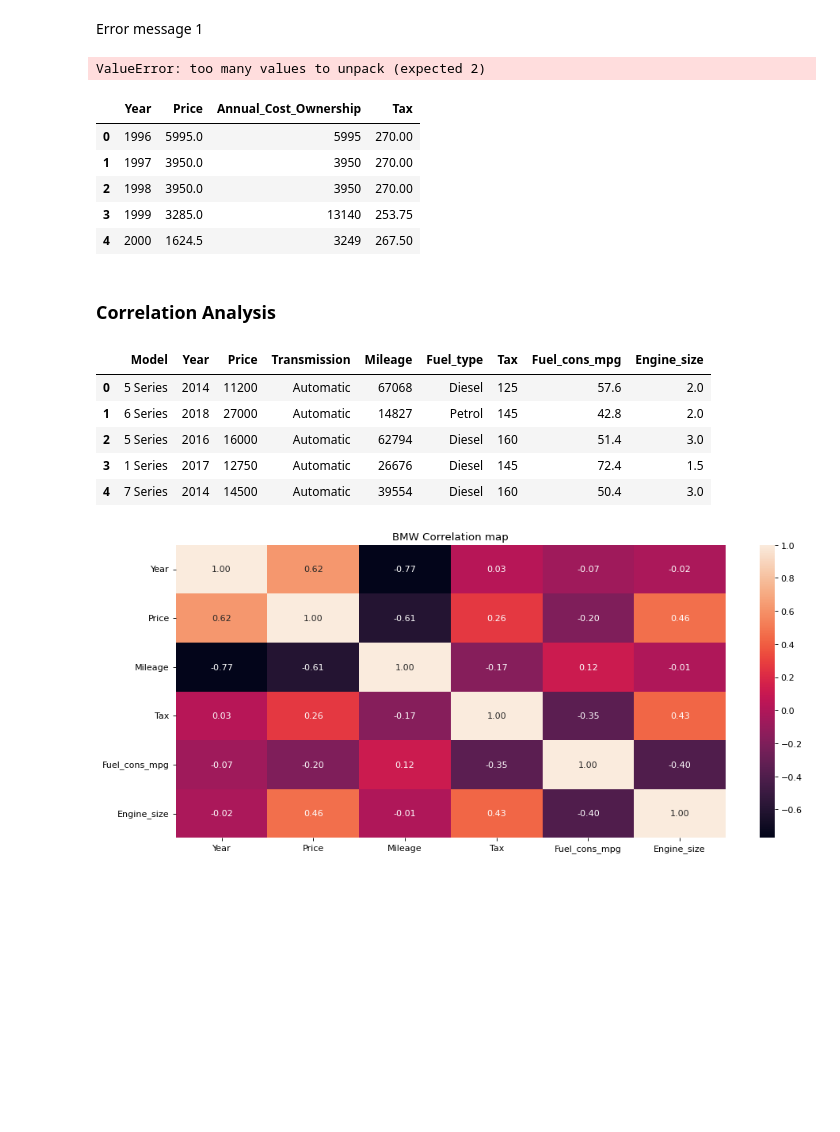
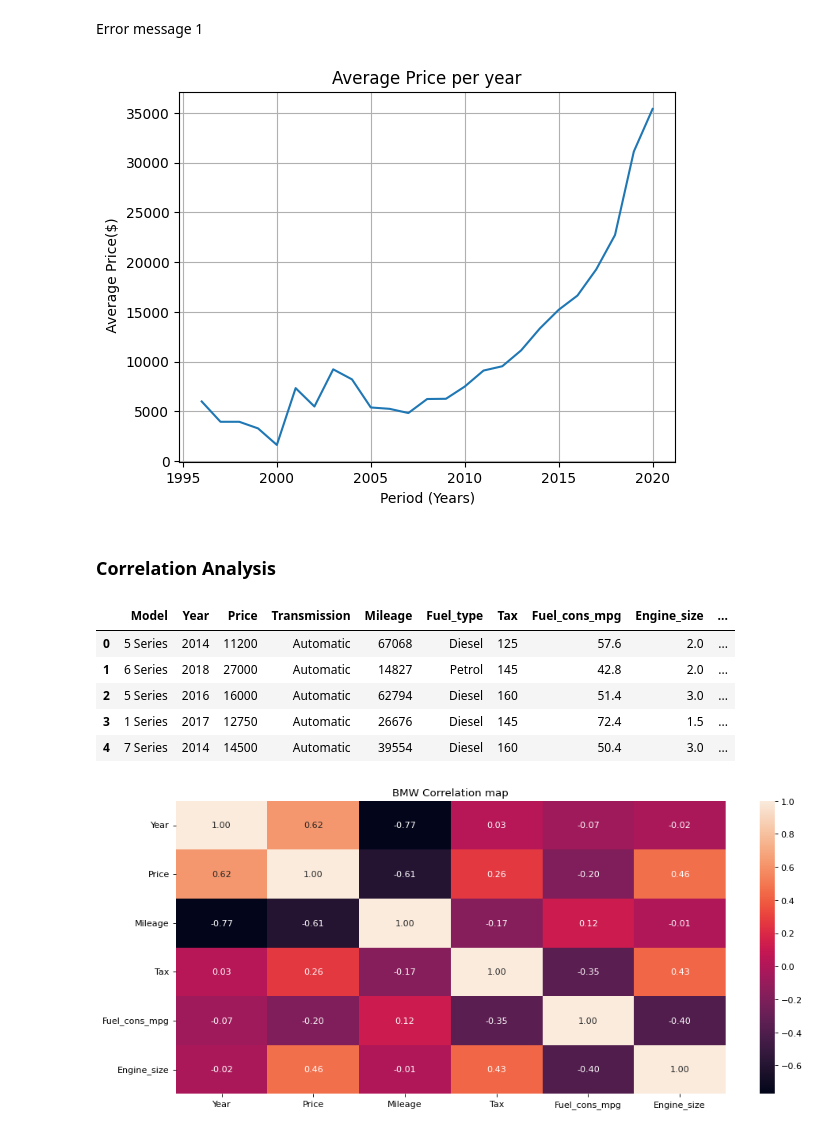
Before and after one commit to mian-adoan98/ML_Price_Prediction, a Jupyter notebook: bmw_exploratory_data_analysis.ipynb, the cells around one changed output. Saved outputs shown, nothing was run; the diff lists cells and outputs as text; code cells hidden in the pictures; blank space fills up the shorter version.

Commit message:
small changes in correlation analysis removed feature engineering from bmw_exploratory_data_analysis notebook saved new dataset to build neural network

```diff
--- a/bmw_exploratory_data_analysis.ipynb
+++ b/bmw_exploratory_data_analysis.ipynb
@@ -125,9 +125,3 @@ bmw
 | 10779 | 1 Series | 2014 | 9930 | Automatic | 45000 | Diesel | 30 | 64.2 | 2.0 |
 | 10780 | X1 | 2017 | 15981 | Automatic | 59432 | Diesel | 125 | 57.6 | 2.0 |
 10664 rows × 9 columns
-# %%
-# add location variable into the dataset
-countries = ["USA", "France", "United Kingdom", "Germany", "Spain", "Italy"]
-location = np.random.choice(countries, bmw.shape[0])
-bmw["Location"] = pd.Series(location)
-bmw.head()
@@ -231,10 +239,10 @@ bmw_gr.head()
 | 2000 | 1624.5 | 3249 | 267.50 |
 # %%
 # plot time series for price
-def time_series_analysis(group_data, predictor, target, labels, title, tsax):
+def time_series_analysis(group_data, predictor, target, labels, title):
   group_data = group_data.reset_index()
   # plot graph of average price
-  sns.lineplot(data=bmw_gr, x=predictor, y=target, ax=tsax)
+  sns.lineplot(data=bmw_gr, x=predictor, y=target)
 
   # add graph details
   plt.xlabel(labels[0])
@@ -247,43 +255,23 @@ def time_series_analysis(group_data, predictor, target, labels, title, tsax):
 # %% [markdown]
 Error message 1
 # %%
-# create a subplot
 # time series analysis 1: year vs average pics
 ts_labels1 = ["Period (Years)", " Average Price($)"]
 ts_title1 = "Average Price per year"
-time_series_analysis(bmw_gr, "Year", "Price", ts_labels1, ts_title1, ts_plot[0])
-
-# time series analysis 2: year vs annual cost of ownership
-ts_labels2 = ["Period (Years)", " Annual Cost($)"]
-ts_title2 = "Average Price per year"
-time_series_analysis(bmw_gr, "Year", "Price", ts_labels2, ts_title2, ts_plot[1])
-
-# time series analysis 3: year vs average payed tax($)
-ts_labels3 = ["Period (Years)", " Average Payed Tax($)"]
-ts_title3 = "Average Price per year"
-time_series_analysis(bmw_gr, "Year", "Price", ts_labels3, ts_title3, ts_plot[2])
+time_series_analysis(bmw_gr, "Year", "Price", ts_labels1, ts_title1)
 # %% [output]
-ValueError: too many values to unpack (expected 2)
+[figure, added]
-# %%
-time_series_analysis().head()
-# %% [output]
-|  | Year | Price | Annual_Cost_Ownership | Tax |
-| 0 | 1996 | 5995.0 | 5995 | 270.00 |
-| 1 | 1997 | 3950.0 | 3950 | 270.00 |
-| 2 | 1998 | 3950.0 | 3950 | 270.00 |
-| 3 | 1999 | 3285.0 | 13140 | 253.75 |
-| 4 | 2000 | 1624.5 | 3249 | 267.50 |
 # %% [markdown]
 ### Correlation Analysis
 # %%
 bmw.head()
 # %% [output]
-|  | Model | Year | Price | Transmission | Mileage | Fuel_type | Tax | Fuel_cons_mpg | Engine_size |
-| 0 | 5 Series | 2014 | 11200 | Automatic | 67068 | Diesel | 125 | 57.6 | 2.0 |
-| 1 | 6 Series | 2018 | 27000 | Automatic | 14827 | Petrol | 145 | 42.8 | 2.0 |
-| 2 | 5 Series | 2016 | 16000 | Automatic | 62794 | Diesel | 160 | 51.4 | 3.0 |
-| 3 | 1 Series | 2017 | 12750 | Automatic | 26676 | Diesel | 145 | 72.4 | 1.5 |
-| 4 | 7 Series | 2014 | 14500 | Automatic | 39554 | Diesel | 160 | 50.4 | 3.0 |
+|  | Model | Year | Price | Transmission | Mileage | Fuel_type | Tax | Fuel_cons_mpg | Engine_size | ... |
+| 0 | 5 Series | 2014 | 11200 | Automatic | 67068 | Diesel | 125 | 57.6 | 2.0 | ... |
+| 1 | 6 Series | 2018 | 27000 | Automatic | 14827 | Petrol | 145 | 42.8 | 2.0 | ... |
+| 2 | 5 Series | 2016 | 16000 | Automatic | 62794 | Diesel | 160 | 51.4 | 3.0 | ... |
+| 3 | 1 Series | 2017 | 12750 | Automatic | 26676 | Diesel | 145 | 72.4 | 1.5 | ... |
+| 4 | 7 Series | 2014 | 14500 | Automatic | 39554 | Diesel | 160 | 50.4 | 3.0 | ... |
 # %%
 # define correlation analysis function
 def correlation_analysis(data, x,y, zoom_size):
```
Also changed, not shown: parts of 19 cells of this notebook, 1 other file.
